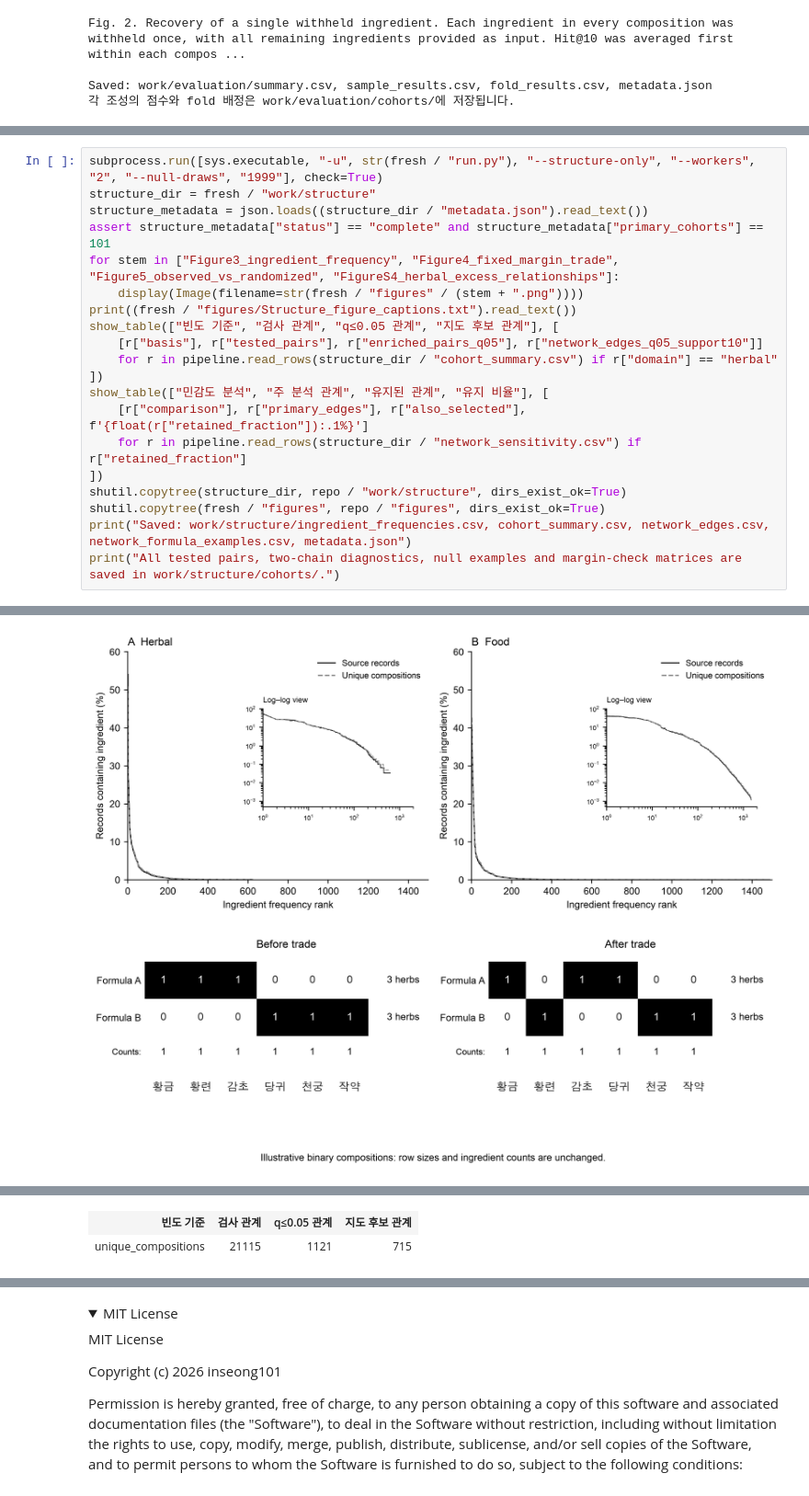
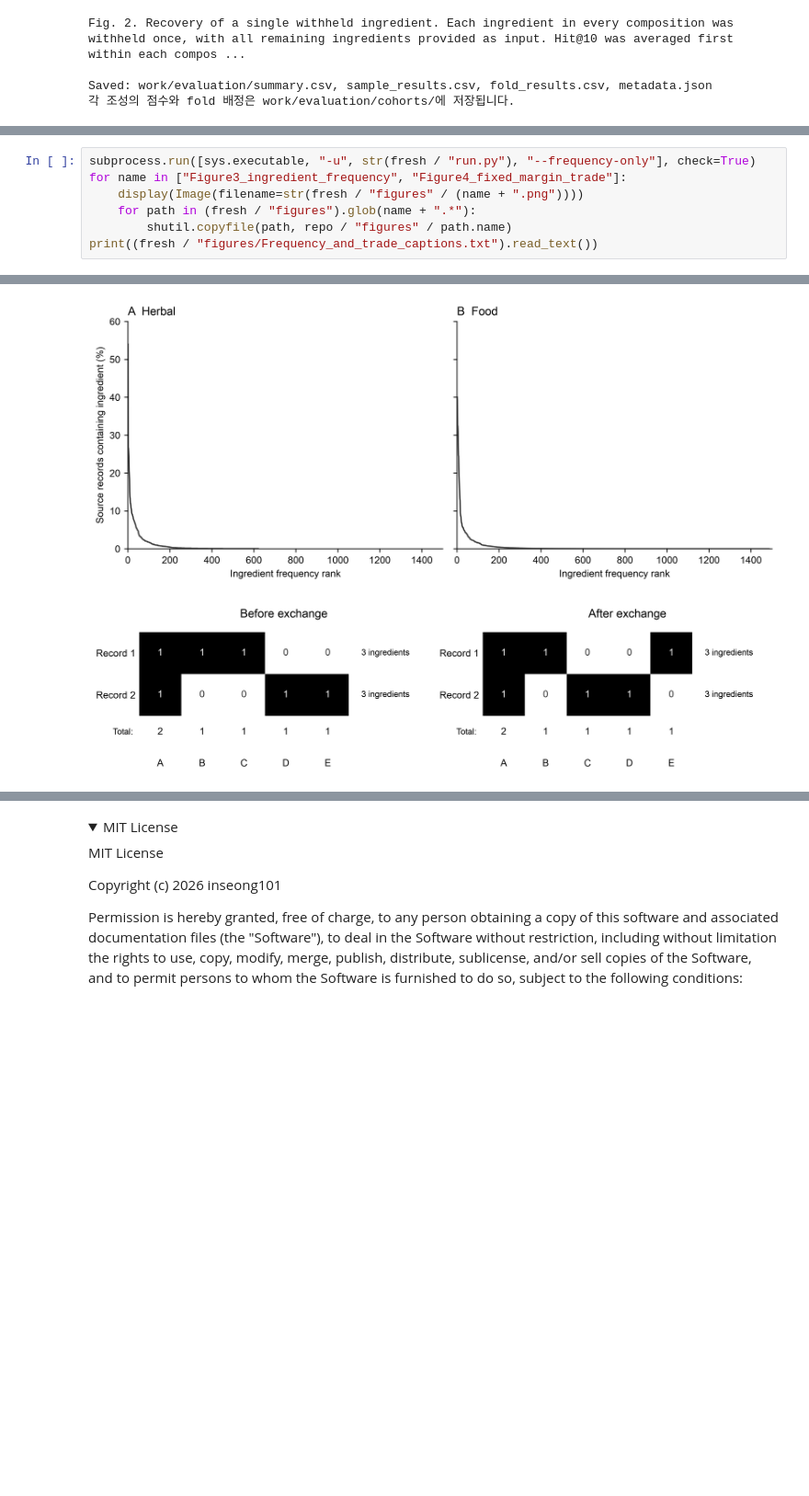
Before and after one commit to inseong101/HerbalFormulaCompletion, a Jupyter notebook: Colab.ipynb, the cells around one changed output, grey strips where cells are left out. Shown at 92% size. Cells and saved outputs as stored; diff of their text form; folded sections open; blank space fills up the shorter version.

```diff
--- a/Colab.ipynb
+++ b/Colab.ipynb
@@ -478,21 +457,8 @@ Saved: work/evaluation/summary.csv, sample_results.csv, fold_results.csv, metada
 # %%
-subprocess.run([sys.executable, "-u", str(fresh / "run.py"), "--structure-only", "--workers", "2", "--null-draws", "1999"], check=True)
-structure_dir = fresh / "work/structure"
-structure_metadata = json.loads((structure_dir / "metadata.json").read_text())
-assert structure_metadata["status"] == "complete" and structure_metadata["primary_cohorts"] == 101
-for stem in ["Figure3_ingredient_frequency", "Figure4_fixed_margin_trade", "Figure5_observed_vs_randomized", "FigureS4_herbal_excess_relationships"]:
-    display(Image(filename=str(fresh / "figures" / (stem + ".png"))))
-print((fresh / "figures/Structure_figure_captions.txt").read_text())
-show_table(["빈도 기준", "검사 관계", "q≤0.05 관계", "지도 후보 관계"], [
-    [r["basis"], r["tested_pairs"], r["enriched_pairs_q05"], r["network_edges_q05_support10"]]
-    for r in pipeline.read_rows(structure_dir / "cohort_summary.csv") if r["domain"] == "herbal"
-])
-show_table(["민감도 분석", "주 분석 관계", "유지된 관계", "유지 비율"], [
-    [r["comparison"], r["primary_edges"], r["also_selected"], f'{float(r["retained_fraction"]):.1%}']
-    for r in pipeline.read_rows(structure_dir / "network_sensitivity.csv") if r["retained_fraction"]
-])
-shutil.copytree(structure_dir, repo / "work/structure", dirs_exist_ok=True)
-shutil.copytree(fresh / "figures", repo / "figures", dirs_exist_ok=True)
-print("Saved: work/structure/ingredient_frequencies.csv, cohort_summary.csv, network_edges.csv, network_formula_examples.csv, metadata.json")
-print("All tested pairs, two-chain diagnostics, null examples and margin-check matrices are saved in work/structure/cohorts/.")
+subprocess.run([sys.executable, "-u", str(fresh / "run.py"), "--frequency-only"], check=True)
+for name in ["Figure3_ingredient_frequency", "Figure4_fixed_margin_trade"]:
+    display(Image(filename=str(fresh / "figures" / (name + ".png"))))
+    for path in (fresh / "figures").glob(name + ".*"):
+        shutil.copyfile(path, repo / "figures" / path.name)
+print((fresh / "figures/Frequency_and_trade_captions.txt").read_text())
 # %% [output]
@@ -514,2 +466,2 @@ Complete: work/structure and Figures 3–5 (plus S2–S4)
-[figure, old version]
+[figure, new version]
-[figure, old version]
+[figure, new version]
@@ -529,2 +470,0 @@ FigureS3. Repeated co-occurrence concentration and mixing diagnostics. For each
-| 빈도 기준 | 검사 관계 | q≤0.05 관계 | 지도 후보 관계 |
-| unique_compositions | 21115 | 1121 | 715 |
```
Also changed, not shown: parts of 7 cells of this notebook, 34 other files.
